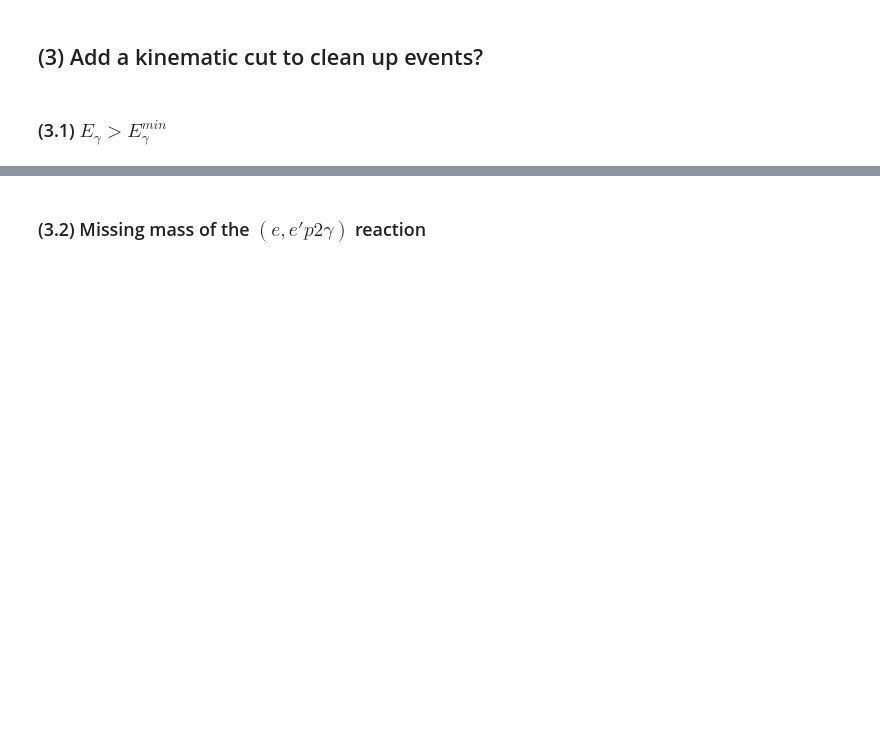
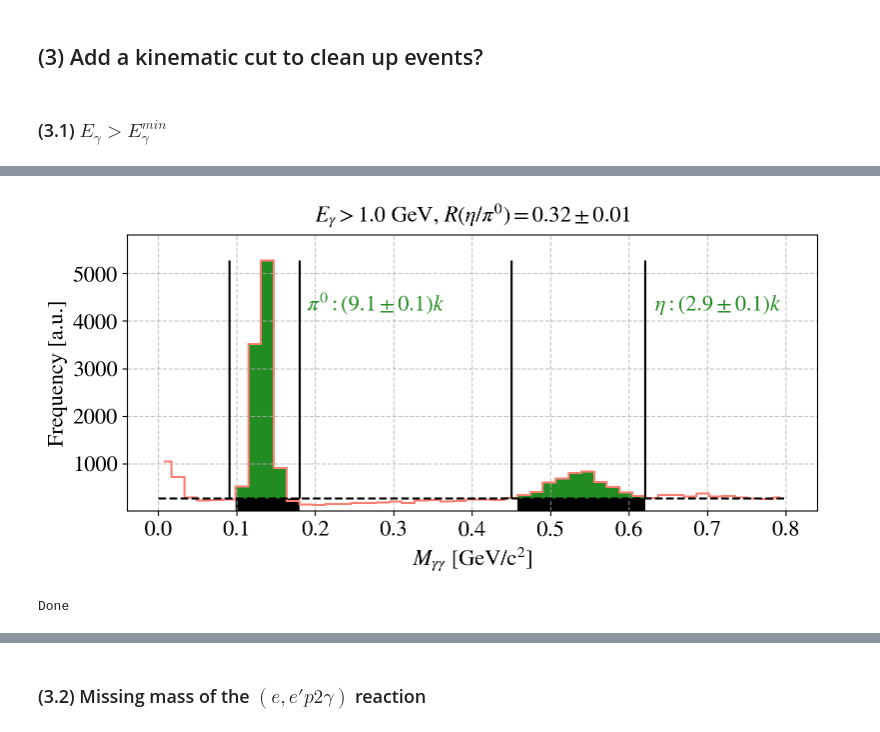
Before and after one commit to erezcoh4/CLAS12_BranchingRatios_Analysis, a Jupyter notebook: PythonAnalysis/InvariantMass_2gammas/FirstLookAtInvariantMass.ipynb, the cells around one changed output, grey strips where cells are left out. Cells and saved outputs as stored; diff of their text form; code cells hidden in the pictures; blank space fills up the shorter version.

```diff
--- a/PythonAnalysis/InvariantMass_2gammas/FirstLookAtInvariantMass.ipynb
+++ b/PythonAnalysis/InvariantMass_2gammas/FirstLookAtInvariantMass.ipynb
@@ -177,0 +255,58 @@ set_axes(ax,'$M_{\gamma\gamma}$ [GeV/c$^2$]','Frequency [a.u.]',fontsize=16,do_a
+# %%
+Eg_min   = 1.
+pi0_Mmin = 0.09
+pi0_Mmax = 0.18
+eta_Mmin = 0.45
+eta_Mmax = 0.62
+
+r = extract_Ratio_eta_pi0(Eg_min   = Eg_min,
+                           bins_Mgg = np.linspace(0,0.8,50),
+                           pi0_Mmin = pi0_Mmin,
+                           pi0_Mmax = pi0_Mmax,
+                           eta_Mmin = eta_Mmin,
+                           eta_Mmax = eta_Mmax);
+# r
+# %%
+fig = plt.figure(figsize=(8,4),tight_layout = True)
+ax = fig.add_subplot(1,1,1)
+
+# Mgg,h_sliced,_,_ = plot_step_hist(data_sliced[var],  bins=bins_Mgg, color='salmon', label = '$E_\gamma > %.1f$ GeV'%Eg_min);
+plt.step(r['Mgg'], r['h_all'], where='mid', color='salmon')
+ymax = np.max(r['h_all'])
+
+plt.hlines(r['bg_level'],0,0.8,color='black',linestyle='--');
+plt.vlines([pi0_Mmin, pi0_Mmax],r['bg_level'],ymax,color='black',linestyle='-');
+plt.vlines([eta_Mmin,eta_Mmax],r['bg_level'],ymax,color='black',linestyle='-');
+
+width=(r['Mgg'][1] - r['Mgg'][0])
+plt.bar(r['Mgg'][r['idx_pi0_Mmin']:r['idx_pi0_Mmax']],   r['h_all'][r['idx_pi0_Mmin']:r['idx_pi0_Mmax']],    color='forestgreen', width=width);
+plt.bar(r['Mgg'][r['idx_eta_Mmin']:r['idx_eta_Mmax']], r['h_all'][r['idx_eta_Mmin']:r['idx_eta_Mmax']],  color='forestgreen', width=width);
+plt.bar(r['Mgg'][r['idx_pi0_Mmin']:r['idx_pi0_Mmax']],   r['h_bkg'][r['idx_pi0_Mmin']:r['idx_pi0_Mmax']],       color='k',           width=width);
+plt.bar(r['Mgg'][r['idx_eta_Mmin']:r['idx_eta_Mmax']], r['h_bkg'][r['idx_eta_Mmin']:r['idx_eta_Mmax']],     color='k',           width=width);
+plt.text( 1.05*pi0_Mmax, 0.8*ymax, "$ \\pi^0: (%.1f\pm %.1f)k$"%(r['N_pi0']*1e-3, r['N_pi0_err']*1e-3),  fontsize=16, color='forestgreen' )
+plt.text( 1.02*eta_Mmax, 0.8*ymax, "$\\eta: (%.1f\pm %.1f)k$"%(r['N_eta']*1e-3, r['N_eta_err']*1e-3), fontsize=16, color='forestgreen' )
+
+
+set_axes(ax,'$M_{\gamma\gamma}$ [GeV/c$^2$]','Frequency [a.u.]',
+         title="$E_\gamma > %.1f$ GeV, $R(\\eta/\\pi^0) =%.2f\pm %.2f$"%(Eg_min, r['R_eta_pi0'], r['R_eta_pi0_err']),
+         fontsize=16,do_add_grid=True, ylim=(5,1.1*ymax), do_add_legend=False,legend_loc=(0.25,0.4));
+# %% [output]
+[figure, added]
+# %%
+Eg_min_arr = np.linspace(0.1,3.2,66)
+R,R_err = [],[]
+for Eg_min in Eg_min_arr:
+    r = extract_Ratio_eta_pi0(Eg_min   = Eg_min,
+                           bins_Mgg = np.linspace(0,0.8,50),
+                           pi0_Mmin = pi0_Mmin,
+                           pi0_Mmax = pi0_Mmax,
+                           eta_Mmin = eta_Mmin,
+                           eta_Mmax = eta_Mmax);
+    R.append(r['R_eta_pi0'])
+    R_err.append(r['R_eta_pi0_err'])
+
+R = np.array(R)
+R_err = np.array(R_err)
+print('Done')
+# %% [output]
+Done
```
Also changed, not shown: parts of 21 cells of this notebook, 7 other files.
